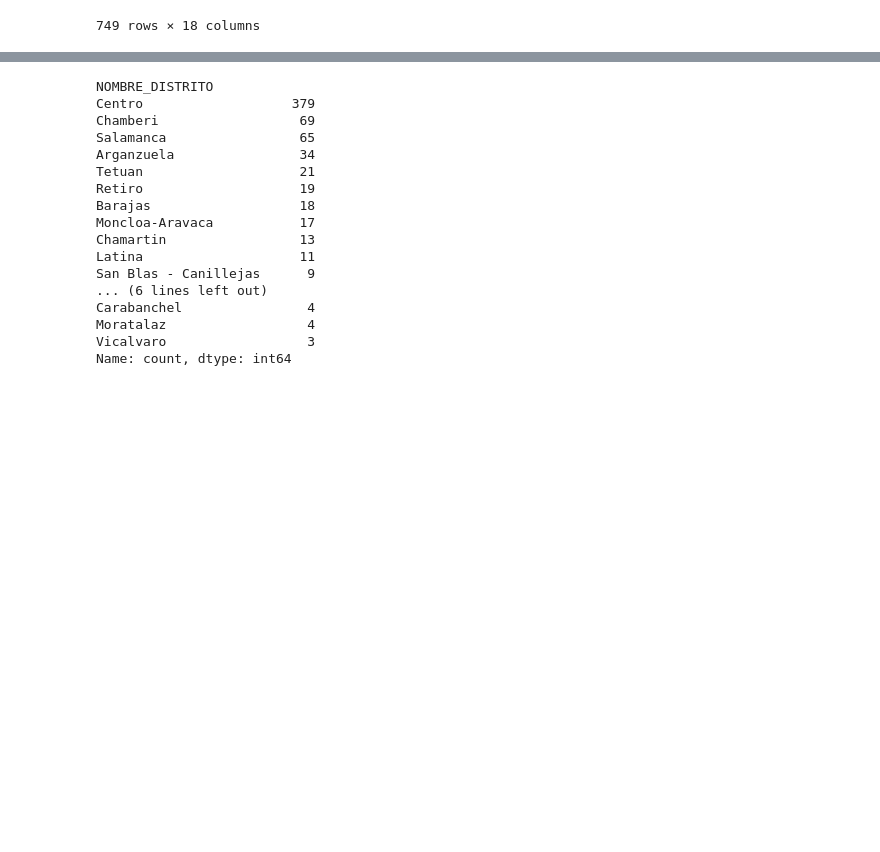
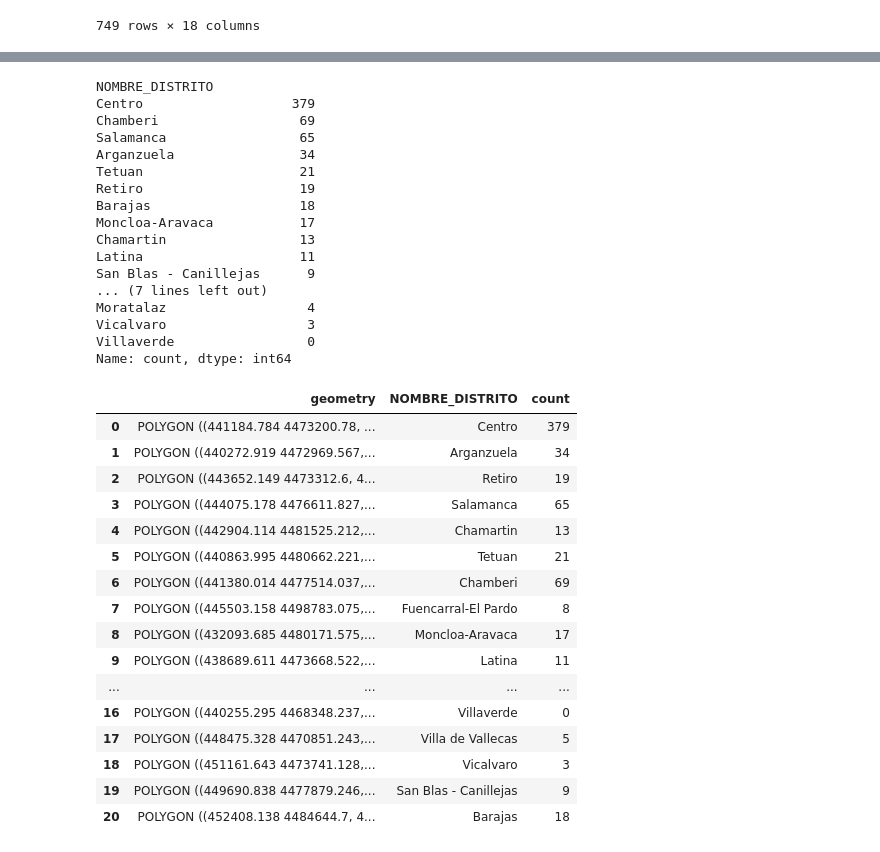
Before and after one commit to anton-p0g/ProyectoWebScrapping, a Jupyter notebook: parte2/distrito de cada restaurante/añadir_distritos_a_restaurantes.ipynb, the cells around one changed output, grey strips where cells are left out. Saved outputs shown, nothing was run; the diff lists cells and outputs as text; code cells hidden in the pictures; blank space fills up the shorter version.

```diff
--- a/parte2/distrito de cada restaurante/añadir_distritos_a_restaurantes.ipynb
+++ b/parte2/distrito de cada restaurante/añadir_distritos_a_restaurantes.ipynb
@@ -129,5 +130,7 @@ df_pandas
 # %%
 conteo_distritos = df_pandas['NOMBRE_DISTRITO'].value_counts()
+# En Villaverde no hay restaurantes. Lo añadimos aparte.
+conteo_distritos.loc["Villaverde"] = 0
 conteo_distritos
 # %% [output]
 NOMBRE_DISTRITO
@@ -142,8 +145,29 @@ Moncloa-Aravaca           17
 Chamartin                 13
 Latina                    11
 San Blas - Canillejas      9
-... (6 lines left out)
-Carabanchel                4
+... (7 lines left out)
 Moratalaz                  4
 Vicalvaro                  3
+Villaverde                 0
 Name: count, dtype: int64
+# %%
+madrid = madrid.merge(conteo_distritos, left_on="NOMBRE_DISTRITO", right_on="NOMBRE_DISTRITO")
+madrid
+# %% [output]
+|  | geometry | NOMBRE_DISTRITO | count |
+| 0 | POLYGON ((441184.784 4473200.78, ... | Centro | 379 |
+| 1 | POLYGON ((440272.919 4472969.567,... | Arganzuela | 34 |
+| 2 | POLYGON ((443652.149 4473312.6, 4... | Retiro | 19 |
+| 3 | POLYGON ((444075.178 4476611.827,... | Salamanca | 65 |
+| 4 | POLYGON ((442904.114 4481525.212,... | Chamartin | 13 |
+| 5 | POLYGON ((440863.995 4480662.221,... | Tetuan | 21 |
+| 6 | POLYGON ((441380.014 4477514.037,... | Chamberi | 69 |
+| 7 | POLYGON ((445503.158 4498783.075,... | Fuencarral-El Pardo | 8 |
+| 8 | POLYGON ((432093.685 4480171.575,... | Moncloa-Aravaca | 17 |
+| 9 | POLYGON ((438689.611 4473668.522,... | Latina | 11 |
+| ... | ... | ... | ... |
+| 16 | POLYGON ((440255.295 4468348.237,... | Villaverde | 0 |
+| 17 | POLYGON ((448475.328 4470851.243,... | Villa de Vallecas | 5 |
+| 18 | POLYGON ((451161.643 4473741.128,... | Vicalvaro | 3 |
+| 19 | POLYGON ((449690.838 4477879.246,... | San Blas - Canillejas | 9 |
+| 20 | POLYGON ((452408.138 4484644.7, 4... | Barajas | 18 |
```
Also changed, not shown: parts of 16 cells of this notebook, 3 other files.
